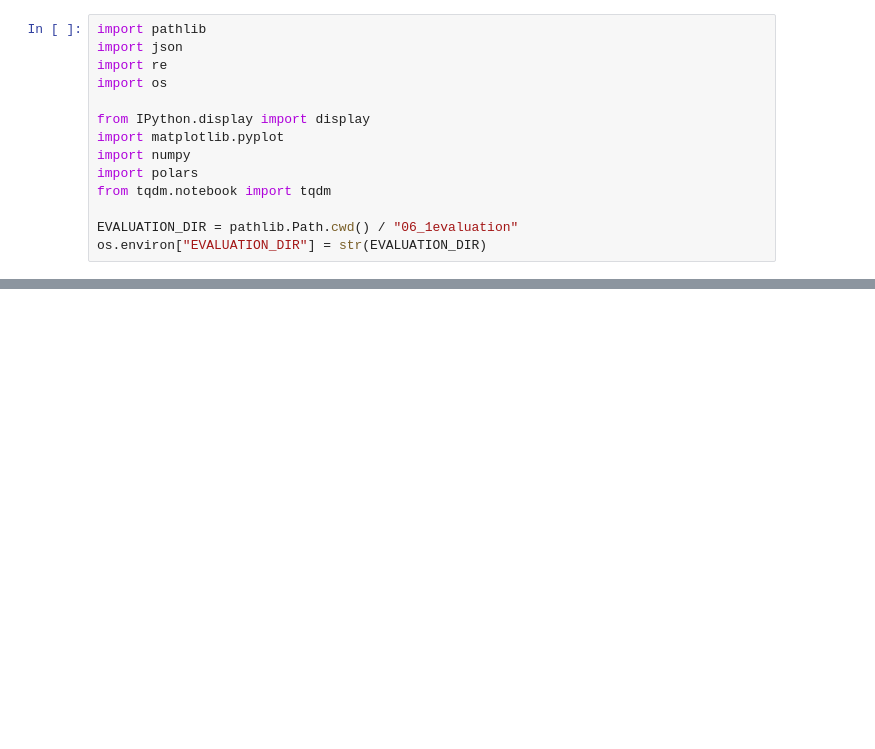
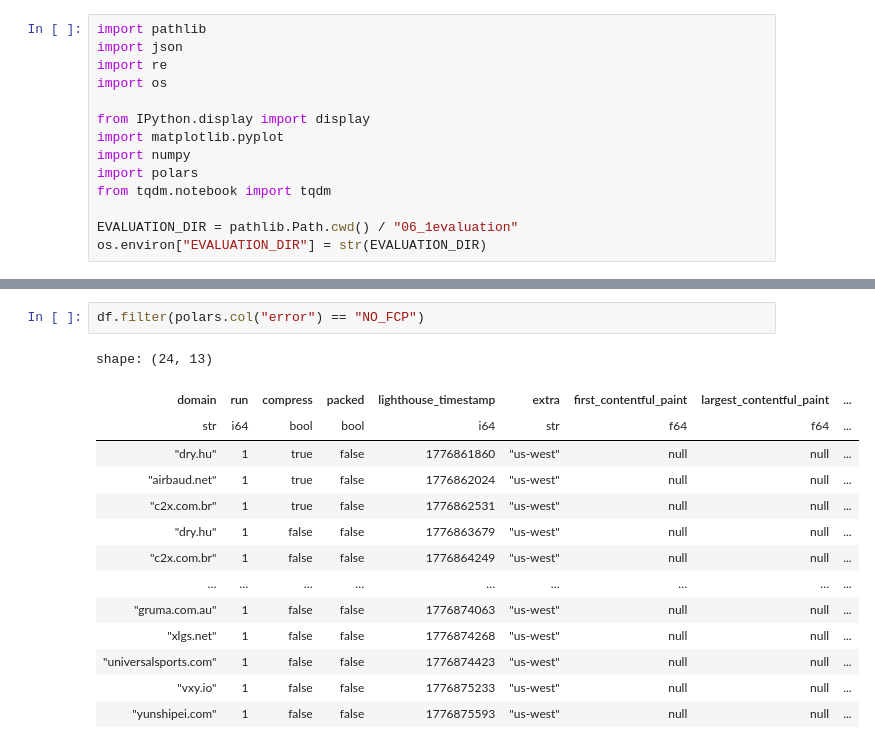
Before and after one commit to miri64/artifacts-tnsm26-cbor-dns-eval, a Jupyter notebook: 06_1evaluation.ipynb, the cells around one changed output, grey strips where cells are left out. Drawn from its saved outputs; the diff is of its cells as text; blank space fills up the shorter version.

```diff
--- a/06_1evaluation.ipynb
+++ b/06_1evaluation.ipynb
@@ -132,0 +202,17 @@ for metric in ["first_contentful_paint", "largest_contentful_paint", "speed_inde
+# %%
+df.filter(polars.col("error") == "NO_FCP")
+# %% [output]
+shape: (24, 13)
+| domain | run | compress | packed | lighthouse_timestamp | extra | first_contentful_paint | largest_contentful_paint | ... |
+| str | i64 | bool | bool | i64 | str | f64 | f64 | ... |
+| "dry.hu" | 1 | true | false | 1776861860 | "us-west" | null | null | ... |
+| "airbaud.net" | 1 | true | false | 1776862024 | "us-west" | null | null | ... |
+| "c2x.com.br" | 1 | true | false | 1776862531 | "us-west" | null | null | ... |
+| "dry.hu" | 1 | false | false | 1776863679 | "us-west" | null | null | ... |
+| "c2x.com.br" | 1 | false | false | 1776864249 | "us-west" | null | null | ... |
+| … | … | … | … | … | … | … | … | ... |
+| "gruma.com.au" | 1 | false | false | 1776874063 | "us-west" | null | null | ... |
+| "xlgs.net" | 1 | false | false | 1776874268 | "us-west" | null | null | ... |
+| "universalsports.com" | 1 | false | false | 1776874423 | "us-west" | null | null | ... |
+| "vxy.io" | 1 | false | false | 1776875233 | "us-west" | null | null | ... |
+| "yunshipei.com" | 1 | false | false | 1776875593 | "us-west" | null | null | ... |
```
Also changed, not shown: parts of 5 cells of this notebook, 1 other file.
